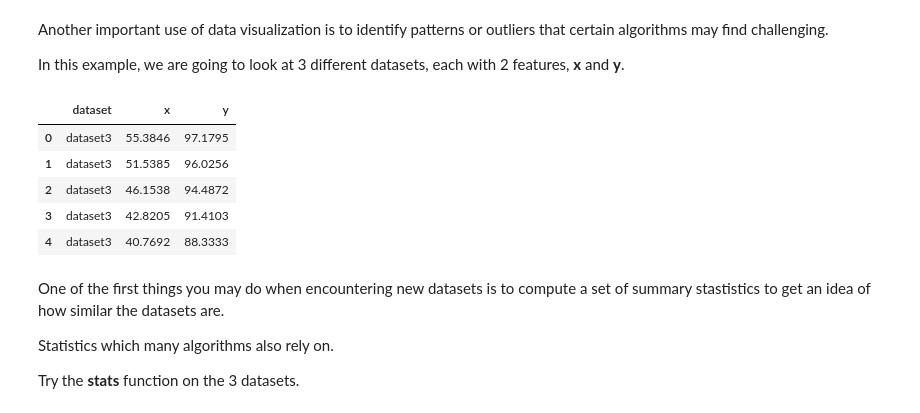
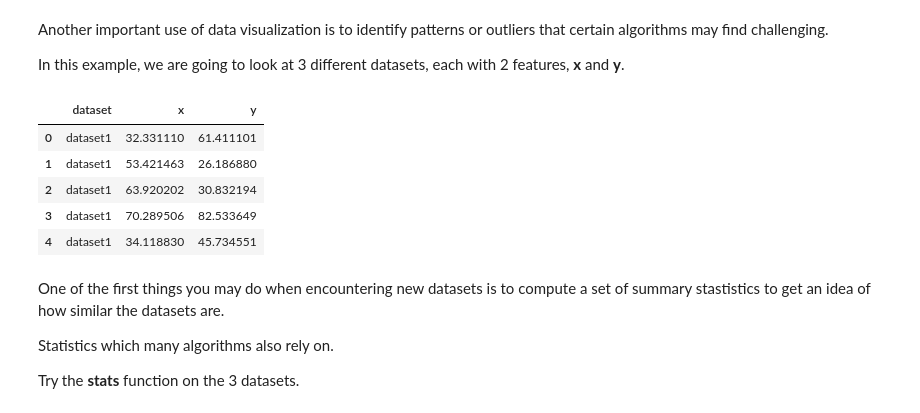
Before and after one commit to 90am/Intro-Notebooks, a Jupyter notebook: Notebooks/Why_use_visualization.ipynb, the cells around one changed output. Drawn from its saved outputs; the diff is of its cells as text; code cells hidden in the pictures.

```diff
--- a/Notebooks/Why_use_visualization.ipynb
+++ b/Notebooks/Why_use_visualization.ipynb
@@ -210,14 +212,14 @@ dataset1 = df[df['dataset'] == 'dataset1'].reset_index(drop=True)
 dataset2 = df[df['dataset'] == 'dataset2'].reset_index(drop=True)
 dataset3 = df[df['dataset'] == 'dataset3'].reset_index(drop=True)
 # %%
-dataset3.head()
+dataset1.head()
 # %% [output]
 |  | dataset | x | y |
-| 0 | dataset3 | 55.3846 | 97.1795 |
-| 1 | dataset3 | 51.5385 | 96.0256 |
-| 2 | dataset3 | 46.1538 | 94.4872 |
-| 3 | dataset3 | 42.8205 | 91.4103 |
-| 4 | dataset3 | 40.7692 | 88.3333 |
+| 0 | dataset1 | 32.331110 | 61.411101 |
+| 1 | dataset1 | 53.421463 | 26.186880 |
+| 2 | dataset1 | 63.920202 | 30.832194 |
+| 3 | dataset1 | 70.289506 | 82.533649 |
+| 4 | dataset1 | 34.118830 | 45.734551 |
 # %% [markdown]
 One of the first things you may do when encountering new datasets is to compute a set of summary stastistics to get an idea of how similar the datasets are.
 
```
Also changed, not shown: parts of 7 cells of this notebook, 1 other file.
